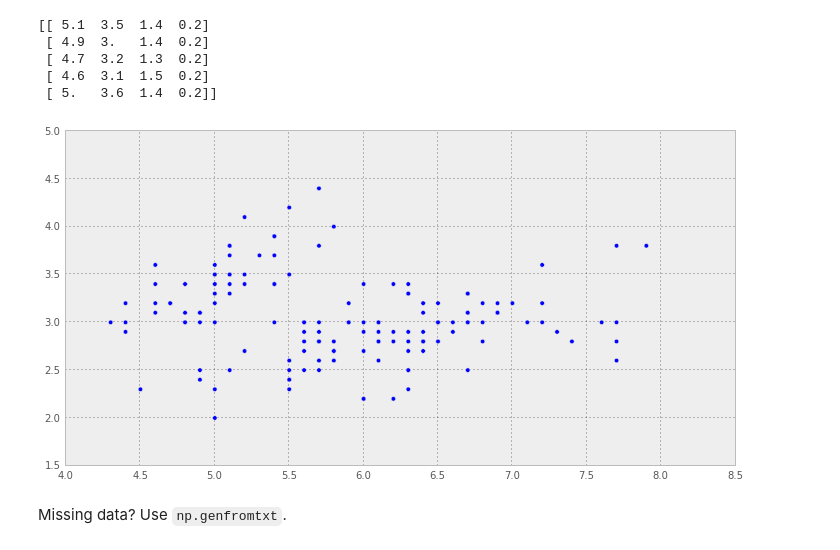
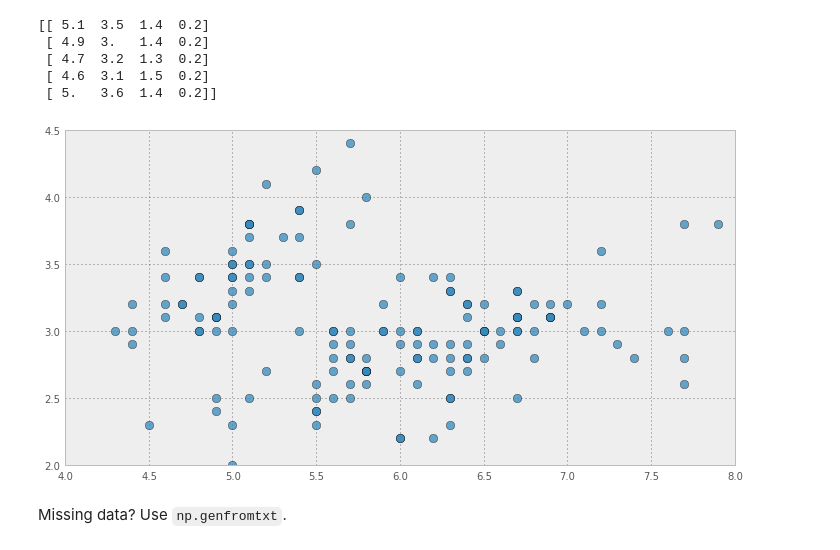
Before and after one commit to vijayv/Meetup-Fall-2013, a Jupyter notebook: python/lecture_07_numpy.ipynb, the cells around one changed output. Cells and saved outputs as stored; diff of their text form; code cells hidden in the pictures.

```diff
--- a/python/lecture_07_numpy.ipynb
+++ b/python/lecture_07_numpy.ipynb
@@ -225,9 +222,9 @@ print iris[0:5:,] #Talk about slicing soon
  [ 5.   3.6  1.4  0.2]]
 # %%
 sl, sw = np.loadtxt(filename, delimiter=',', usecols=(0,1), skiprows=1, unpack=1)
-show(plt.scatter(sl,sw))
+show(plt.plot(sl,sw, 'o', markersize=8, alpha=0.75))
 # %% [output]
-[figure, old version]
+[figure, new version]
 # %% [markdown]
 Missing data? Use `np.genfromtxt`.
 # %%
```
Also changed, not shown: parts of 16 cells of this notebook, 8 other files.
